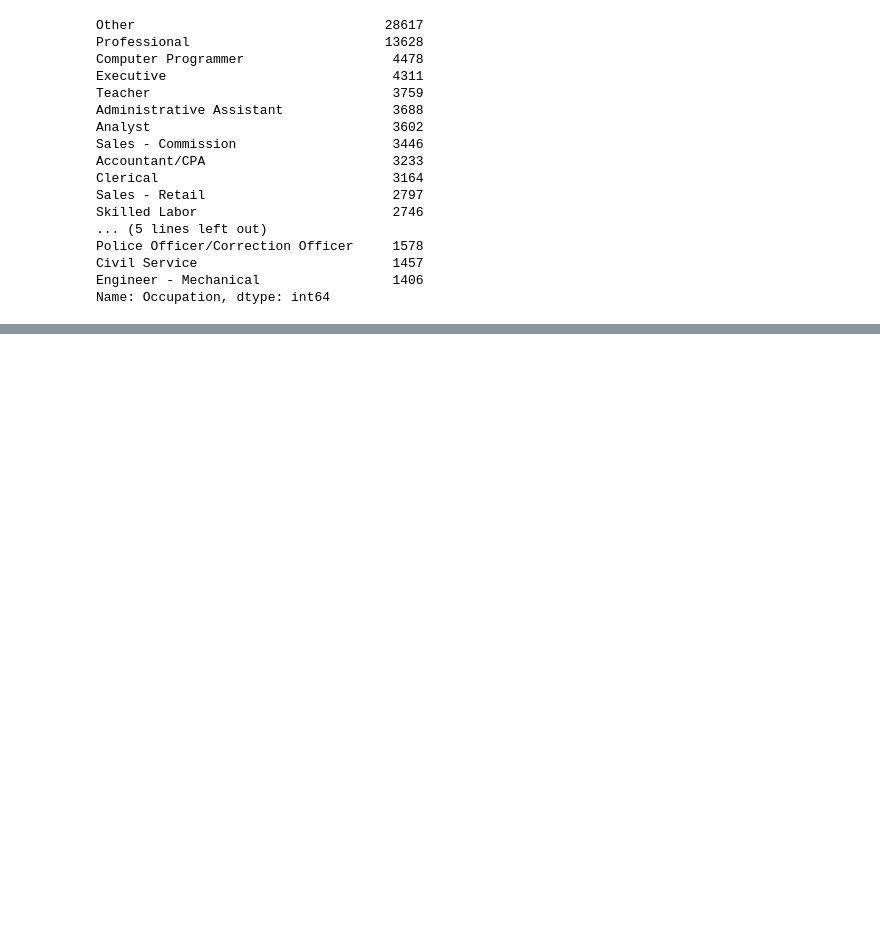
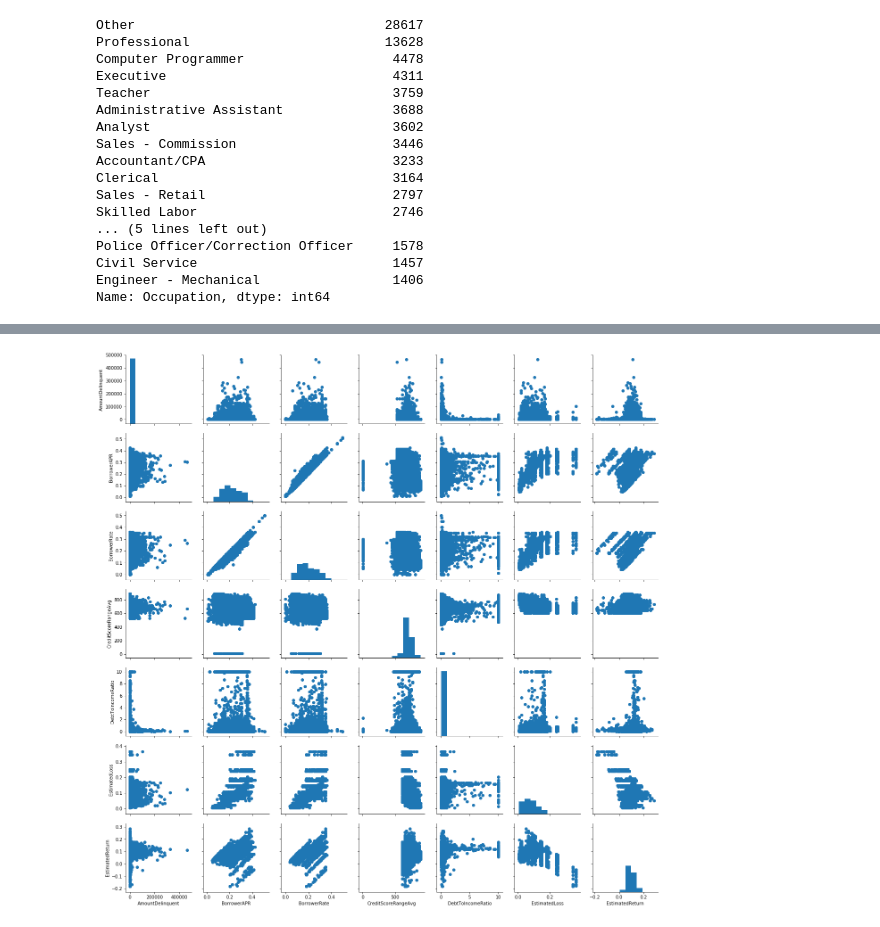
Before and after one commit to louisneira/Data_Visualization, a Jupyter notebook: Data_Visualization.ipynb, the cells around one changed output, grey strips where cells are left out. Cells and saved outputs as stored; diff of their text form; code cells hidden in the pictures; blank space fills up the shorter version.

Commit message:
feat: add debt to income-amount delinquent plot

```diff
--- a/Data_Visualization.ipynb
+++ b/Data_Visualization.ipynb
@@ -93,7 +121,7 @@ Name: Occupation, dtype: int64
 # %%
 loan_data = loan_data_raw[['AmountDelinquent', 'BorrowerAPR', 'BorrowerRate', 'CreditScoreRangeUpper', 'CreditScoreRangeLower',
                            'DebtToIncomeRatio', 'EmploymentStatus', 'EmploymentStatusDuration',
-                           'IsBorrowerHomeowner', 'LoanOriginalAmount', 'PercentFunded',
+                           'IsBorrowerHomeowner', 'LoanOriginalAmount', 'Occupation', 'PercentFunded',
                            'ProsperPaymentsLessThanOneMonthLate', 'ProsperPaymentsOneMonthPlusLate',
                            'ProsperPrincipalBorrowed', 'ProsperPrincipalOutstanding',
-                           'ProsperRating (numeric)', 'StatedMonthlyIncome', 'EstimatedLoss', 'EstimatedReturn']]
+                           'ProsperRating (numeric)', 'StatedMonthlyIncome', 'EstimatedLoss', 'EstimatedReturn']].copy()
@@ -99,0 +130,3 @@ loan_data = loan_data_raw[['AmountDelinquent', 'BorrowerAPR', 'BorrowerRate', 'C
+# %%
+loan_data['CreditScoreRangeAvg'] = 0
+loan_data['CreditScoreRangeAvg'] = (loan_data['CreditScoreRangeUpper'] + loan_data['CreditScoreRangeLower']) / 2
@@ -100,3 +145,5 @@ loan_data = loan_data_raw[['AmountDelinquent', 'BorrowerAPR', 'BorrowerRate', 'C
+# %%
+loan_data.drop(columns=['CreditScoreRangeUpper', 'CreditScoreRangeLower'], inplace=True)
 # %%
 loan_data.info()
 # %% [output]
@@ -119,0 +173,9 @@ memory usage: 15.8+ MB
+# %%
+data_vars = ['AmountDelinquent', 'BorrowerAPR', 'BorrowerRate', 'CreditScoreRangeAvg',
+                           'DebtToIncomeRatio', 'EstimatedLoss', 'EstimatedReturn']
+# %%
+g = sns.PairGrid(data = loan_data, vars = data_vars)
+g.map_diag(plt.hist)
+g.map_offdiag(plt.scatter);
+# %% [output]
+[figure, added]
```
Also changed, not shown: parts of 104 cells of this notebook.
